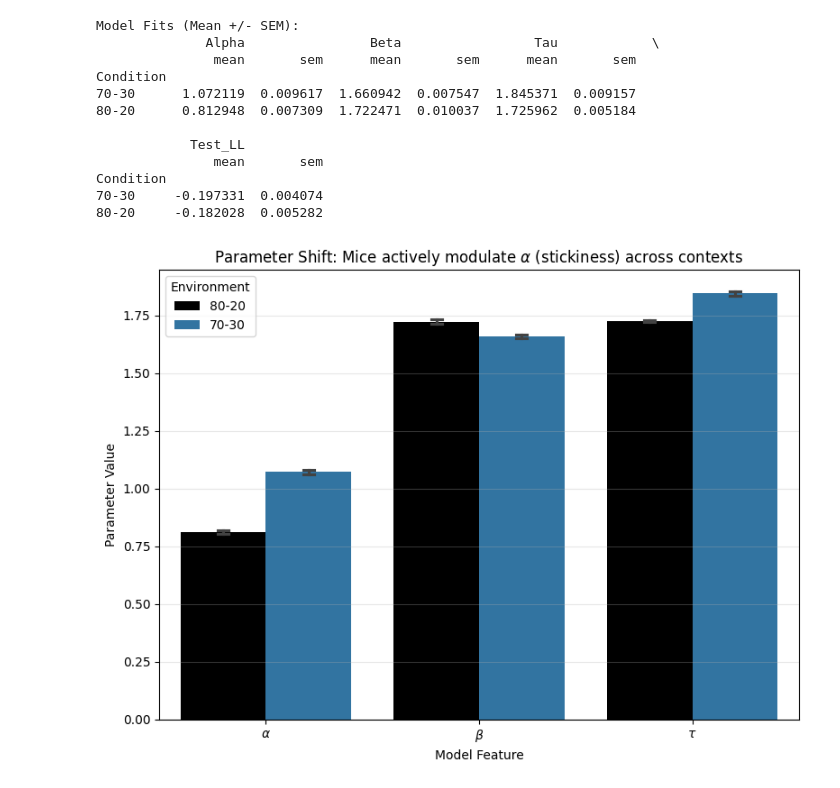
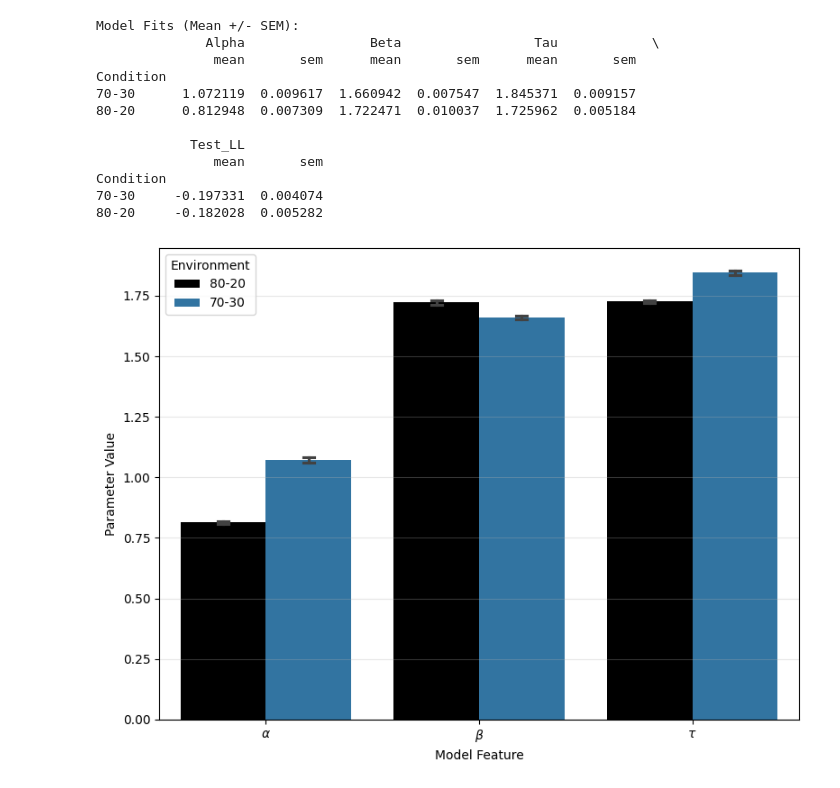
Before and after one commit to BobRice1/Stochastic-Switching-Bandits, a Jupyter notebook: Extensions/Phase2_analysis.ipynb, the cells around one changed output. Saved outputs shown, nothing was run; the diff lists cells and outputs as text; code cells hidden in the pictures.

Commit message:
Update visualisations and add figure captions

```diff
--- a/Extensions/Phase2_analysis.ipynb
+++ b/Extensions/Phase2_analysis.ipynb
@@ -215,27 +217,26 @@ sim_rflr_70, sim_sticky_70, sim_ideal_70 = simulate_agents(targ_70, 0.7, est_p_s
 # %%
 df_params = cv_results.melt(id_vars=["Condition", "Fold", "Test_LL"],
                             value_vars=["Alpha", "Beta", "Tau"],
                             var_name="Parameter", value_name="Value")
 
 df_params["Parameter"] = df_params["Parameter"].replace({
     "Alpha": r"$\alpha$",
     "Beta": r"$\beta$",
     "Tau": r"$\tau$"
 })
 
 plt.figure(figsize=(8, 6))
 
 sns.barplot(data=df_params, x="Parameter", y="Value", hue="Condition",
             palette=["black", "tab:blue"], capsize=.1, errorbar="se")
 
-plt.title(r"Parameter Shift: Mice actively modulate $\alpha$ (stickiness) across contexts")
 plt.ylabel("Parameter Value")
 plt.xlabel("Model Feature")
 plt.legend(title="Environment")
 plt.grid(axis='y', alpha=0.3)
 plt.tight_layout()
-plt.savefig(os.path.join(fig_dir, "Parameter Shift.png"), dpi=300, bbox_inches='tight')
+plt.savefig(os.path.join(fig_dir, "Parameter Shift.pdf"), dpi=300, bbox_inches='tight')
 plt.show()
 # %% [output]
-[figure, old version]
+[figure, new version]
 # %%
```
Also changed, not shown: parts of 11 cells of this notebook, 11 other files.
